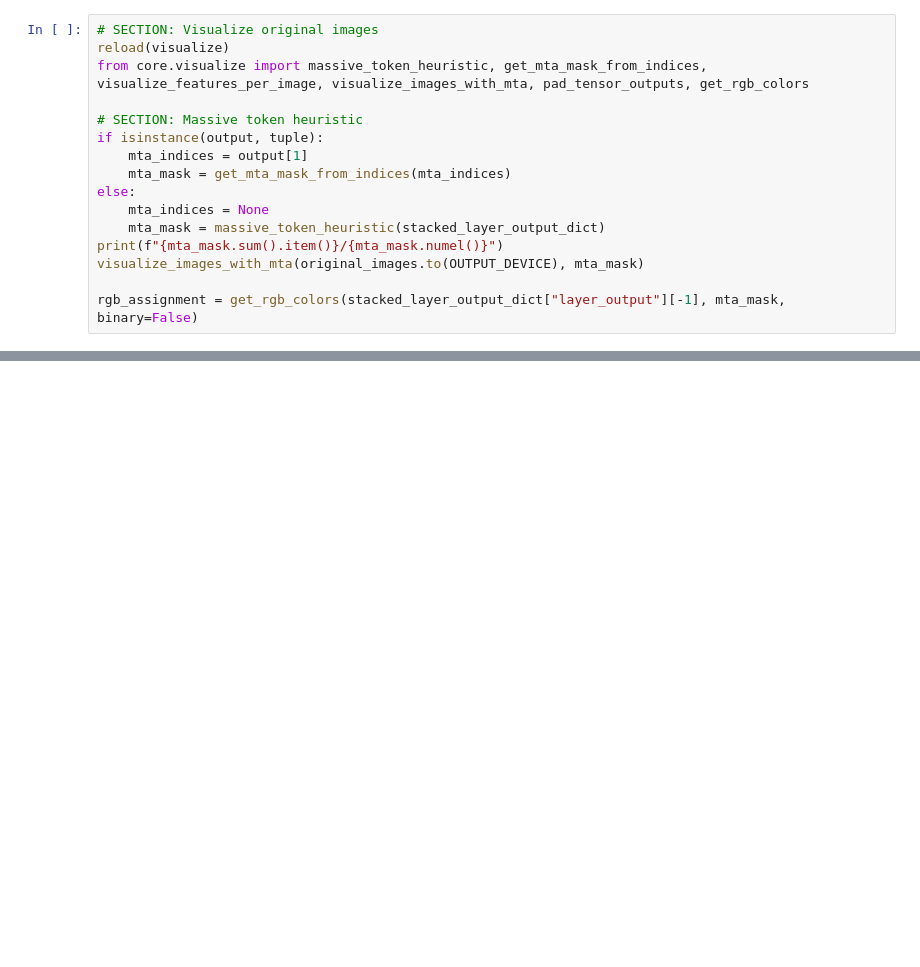
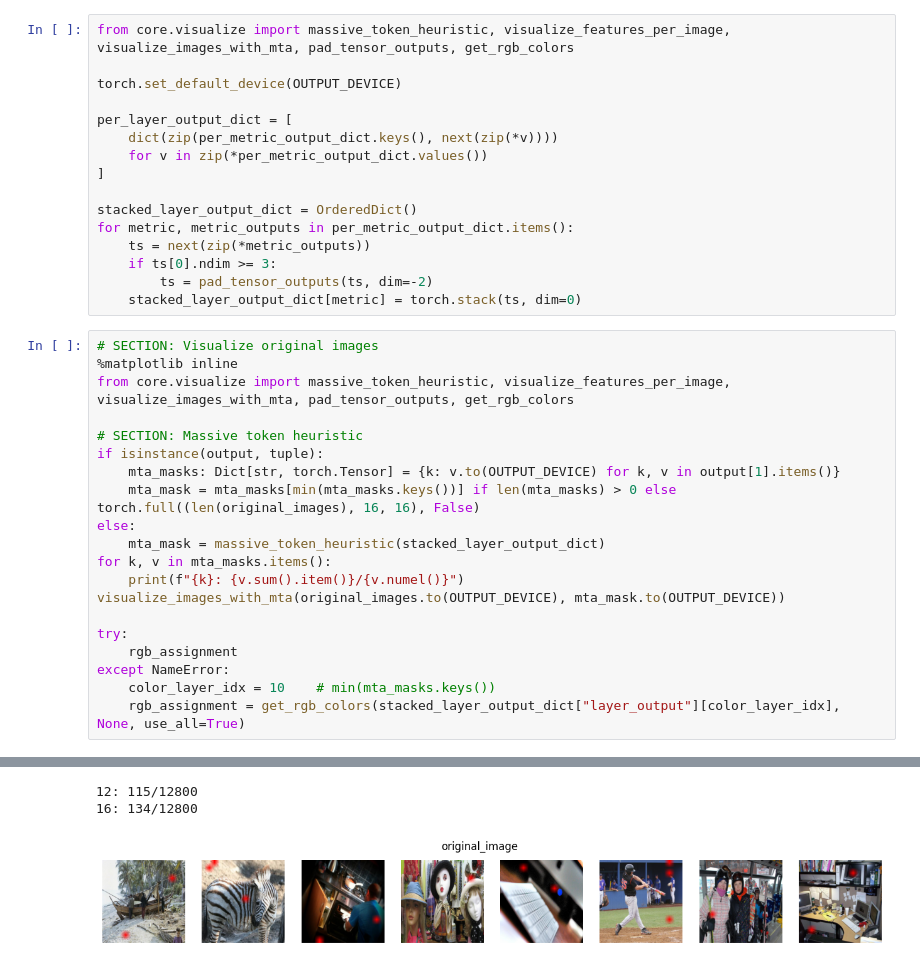
Before and after one commit to JophiArcana/mta_vision_transformers, a Jupyter notebook: sandbox/test.ipynb, the cells around one changed output, grey strips where cells are left out. Cells and saved outputs as stored; diff of their text form; blank space fills up the shorter version.

```diff
--- a/sandbox/test.ipynb
+++ b/sandbox/test.ipynb
@@ -140,16 +140,37 @@ stacked_layer_output_dict = OrderedDict([
+# %%
+from core.visualize import massive_token_heuristic, visualize_features_per_image, visualize_images_with_mta, pad_tensor_outputs, get_rgb_colors
+
+torch.set_default_device(OUTPUT_DEVICE)
+
+per_layer_output_dict = [
+    dict(zip(per_metric_output_dict.keys(), next(zip(*v))))
+    for v in zip(*per_metric_output_dict.values())
+]
+
+stacked_layer_output_dict = OrderedDict()
+for metric, metric_outputs in per_metric_output_dict.items():
+    ts = next(zip(*metric_outputs))
+    if ts[0].ndim >= 3:
+        ts = pad_tensor_outputs(ts, dim=-2)
+    stacked_layer_output_dict[metric] = torch.stack(ts, dim=0)
 # %%
 # SECTION: Visualize original images
-reload(visualize)
-from core.visualize import massive_token_heuristic, get_mta_mask_from_indices, visualize_features_per_image, visualize_images_with_mta, pad_tensor_outputs, get_rgb_colors
+%matplotlib inline
+from core.visualize import massive_token_heuristic, visualize_features_per_image, visualize_images_with_mta, pad_tensor_outputs, get_rgb_colors
 
 # SECTION: Massive token heuristic
 if isinstance(output, tuple):
-    mta_indices = output[1]
-    mta_mask = get_mta_mask_from_indices(mta_indices)
+    mta_masks: Dict[str, torch.Tensor] = {k: v.to(OUTPUT_DEVICE) for k, v in output[1].items()}
+    mta_mask = mta_masks[min(mta_masks.keys())] if len(mta_masks) > 0 else torch.full((len(original_images), 16, 16), False)
 else:
-    mta_indices = None
     mta_mask = massive_token_heuristic(stacked_layer_output_dict)
-print(f"{mta_mask.sum().item()}/{mta_mask.numel()}")
-visualize_images_with_mta(original_images.to(OUTPUT_DEVICE), mta_mask)
+for k, v in mta_masks.items():
+    print(f"{k}: {v.sum().item()}/{v.numel()}")
+visualize_images_with_mta(original_images.to(OUTPUT_DEVICE), mta_mask.to(OUTPUT_DEVICE))
 
-rgb_assignment = get_rgb_colors(stacked_layer_output_dict["layer_output"][-1], mta_mask, binary=False)
+try:
+    rgb_assignment
+except NameError:
+    color_layer_idx = 10    # min(mta_masks.keys())
+    rgb_assignment = get_rgb_colors(stacked_layer_output_dict["layer_output"][color_layer_idx], None, use_all=True)
+# %% [output]
@@ -155,0 +179,3 @@ rgb_assignment = get_rgb_colors(stacked_layer_output_dict["layer_output"][-1], m
+12: 115/12800
+16: 134/12800
+[figure, added]
```
Also changed, not shown: parts of 8 cells of this notebook, 10 other files.
